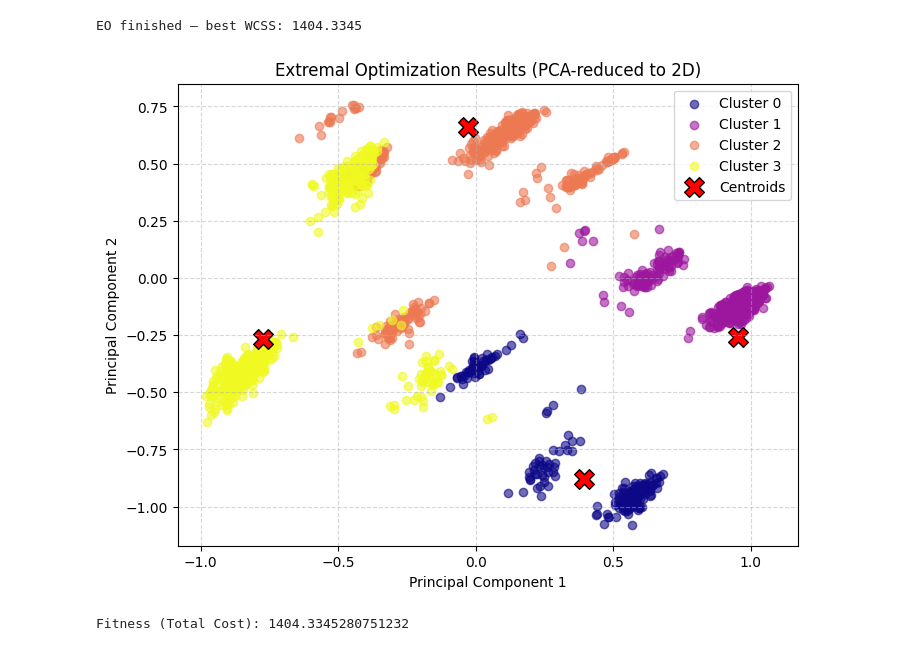
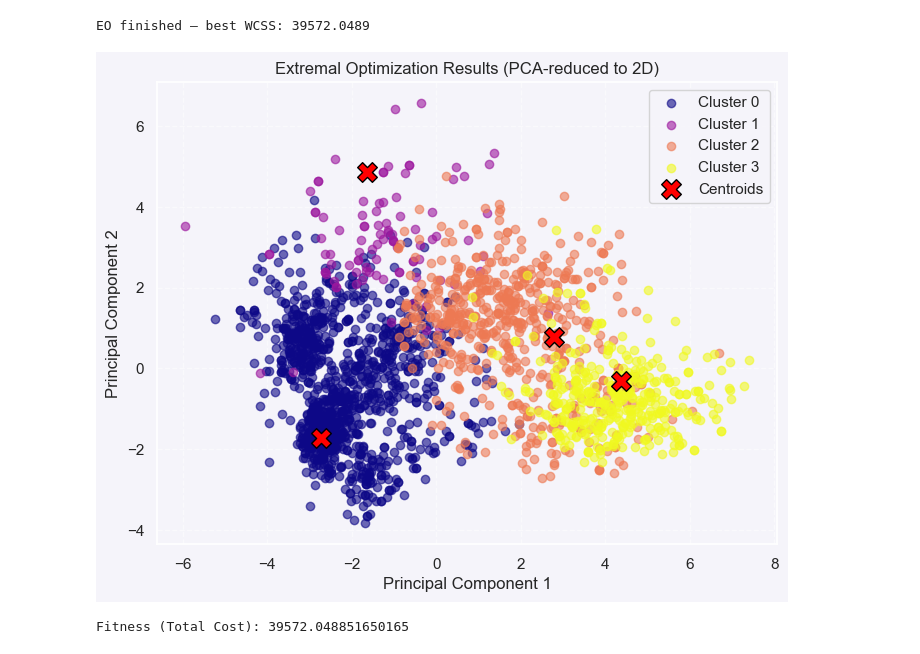
Before and after one commit to mrieden/CI_project, a Jupyter notebook: main.ipynb, the cells around one changed output. Drawn from its saved outputs; the diff is of its cells as text; code cells hidden in the pictures.

Commit message:
fixed a bug , changed the data , and added DBSCAN

```diff
--- a/main.ipynb
+++ b/main.ipynb
@@ -117,0 +258,22 @@ df = scaler.fit_transform(df)
+# %%
+df2 = df.copy()
+target_cols = ['AcceptedCmp3', 'AcceptedCmp4', 'AcceptedCmp5', 'AcceptedCmp1','AcceptedCmp2', 'Complain', 'Response']
+df2 = df2.drop(target_cols,axis = 1)
+
+numerical_features = ["Income","Kidhome","Teenhome","Recency","MntWines","MntFruits","MntMeatProducts","MntFishProducts","MntSweetProducts","MntGoldProds","NumDealsPurchases","NumWebPurchases","NumCatalogPurchases","NumStorePurchases","NumWebVisitsMonth","Age","Total_spent","Children","Family_size","Customer_For"]
+categorical_features = ["Education", "Marital_Status", "Partner"]
+
+scaler = StandardScaler()
+scaled_numerical = pd.DataFrame(scaler.fit_transform(df2[numerical_features]), columns=numerical_features)
+scaled_df = pd.concat([scaled_numerical, df2[categorical_features].reset_index(drop=True)], axis=1)
+# %%
+pca = PCA()
+pca.fit(scaled_df)
+
+explained = np.cumsum(pca.explained_variance_ratio_)
+
+plt.plot(np.arange(1, len(explained)+1), explained, marker='o')
+plt.xlabel("Number of Components")
+plt.ylabel("Cumulative Explained Variance")
+plt.grid()
+plt.show()
@@ -117,0 +282,3 @@ df = scaler.fit_transform(df)
+# %%
+n_components = np.argmax(explained >= 0.90) + 1
+print(n_components)
@@ -117,0 +287,4 @@ df = scaler.fit_transform(df)
+# %%
+pca = PCA(n_components=n_components)
+pca_df = pd.DataFrame(pca.fit_transform(scaled_df))
+pca_df.head()
@@ -149,13 +328,13 @@ Fitness (Total Cost): 442.9893775502345
 # %%
 from algorithm.Extremal_Optimization import ExtremalOptimization
 model = ExtremalOptimization(k=4, max_iters=100, tau=1.5, perturbation_scale=0.3, random_state=42)
-labels, fitness = model.fit(df)
-model.plot_clusters(df, labels)
+labels, fitness = model.fit(pca_df)
+model.plot_clusters(pca_df, labels)
 print("Fitness (Total Cost):", fitness)
 # %% [output]
-EO finished — best WCSS: 1404.3345
+EO finished — best WCSS: 39572.0489
-[figure, old version]
+[figure, new version]
-Fitness (Total Cost): 1404.3345280751232
+Fitness (Total Cost): 39572.048851650165
 # %%
 from algorithm.PSO import PSOClustering
 
```
Also changed, not shown: parts of 27 cells of this notebook, 9 other files.
